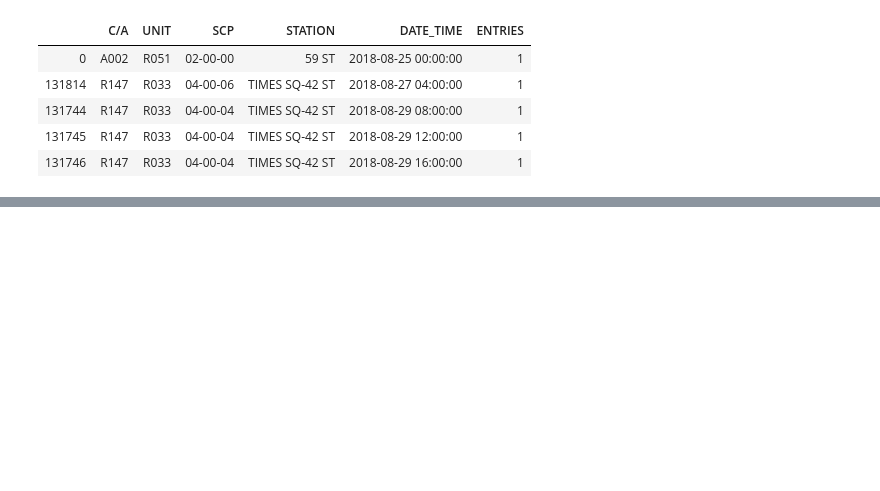
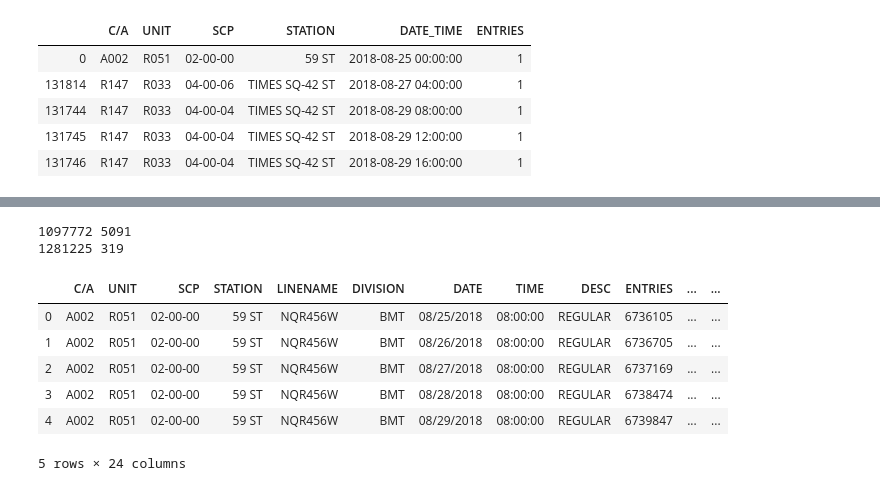
Before and after one commit to thomkav/nyc19_ds21_foottraffic_team2, a Jupyter notebook: notebooks/data_analysis_pipeline.ipynb, the cells around one changed output, grey strips where cells are left out. Cells and saved outputs as stored; diff of their text form; code cells hidden in the pictures; blank space fills up the shorter version.

```diff
--- a/notebooks/data_analysis_pipeline.ipynb
+++ b/notebooks/data_analysis_pipeline.ipynb
@@ -176 +205,23 @@ df_daily = pd.merge(df_first, df_last, on = 'for_merging', how = 'left')
+# %%
+# Calculate Daily Entries per Turnstile
+df_daily["DAILY_ENTRIES"] = df_daily.apply(get_daily_entry_counts, axis=1, max_counter=1000000)
+
+# Calculate Daily Exits per Turnstile
+df_daily["DAILY_EXITS"] = df_daily.apply(get_daily_exit_counts, axis=1, max_counter=1000000)
+
+# Calculate Total Entries & Exits per Turnstile
+df_daily['DAILY_TOTAL'] = df_daily['DAILY_ENTRIES'] + df_daily['DAILY_EXITS']
+# %% [output]
+1097772 5091
+1281225 319
+# %%
+df_daily.head()
+# %% [output]
+|  | C/A | UNIT | SCP | STATION | LINENAME | DIVISION | DATE | TIME | DESC | ENTRIES | ... | ... |
+| 0 | A002 | R051 | 02-00-00 | 59 ST | NQR456W | BMT | 08/25/2018 | 08:00:00 | REGULAR | 6736105 | ... | ... |
+| 1 | A002 | R051 | 02-00-00 | 59 ST | NQR456W | BMT | 08/26/2018 | 08:00:00 | REGULAR | 6736705 | ... | ... |
+| 2 | A002 | R051 | 02-00-00 | 59 ST | NQR456W | BMT | 08/27/2018 | 08:00:00 | REGULAR | 6737169 | ... | ... |
+| 3 | A002 | R051 | 02-00-00 | 59 ST | NQR456W | BMT | 08/28/2018 | 08:00:00 | REGULAR | 6738474 | ... | ... |
+| 4 | A002 | R051 | 02-00-00 | 59 ST | NQR456W | BMT | 08/29/2018 | 08:00:00 | REGULAR | 6739847 | ... | ... |
+5 rows × 24 columns
 # %%
```
Also changed, not shown: parts of 34 cells of this notebook.
